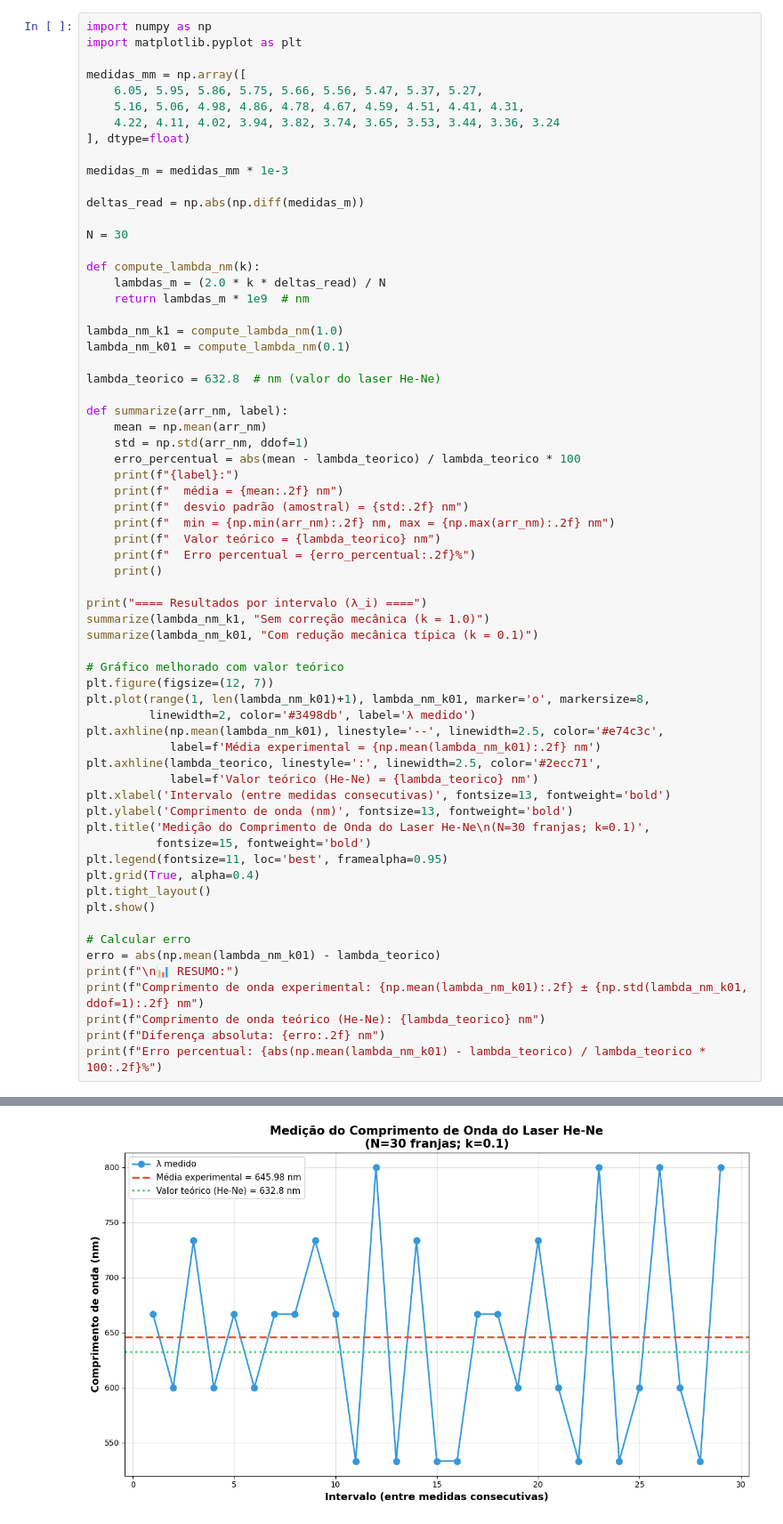
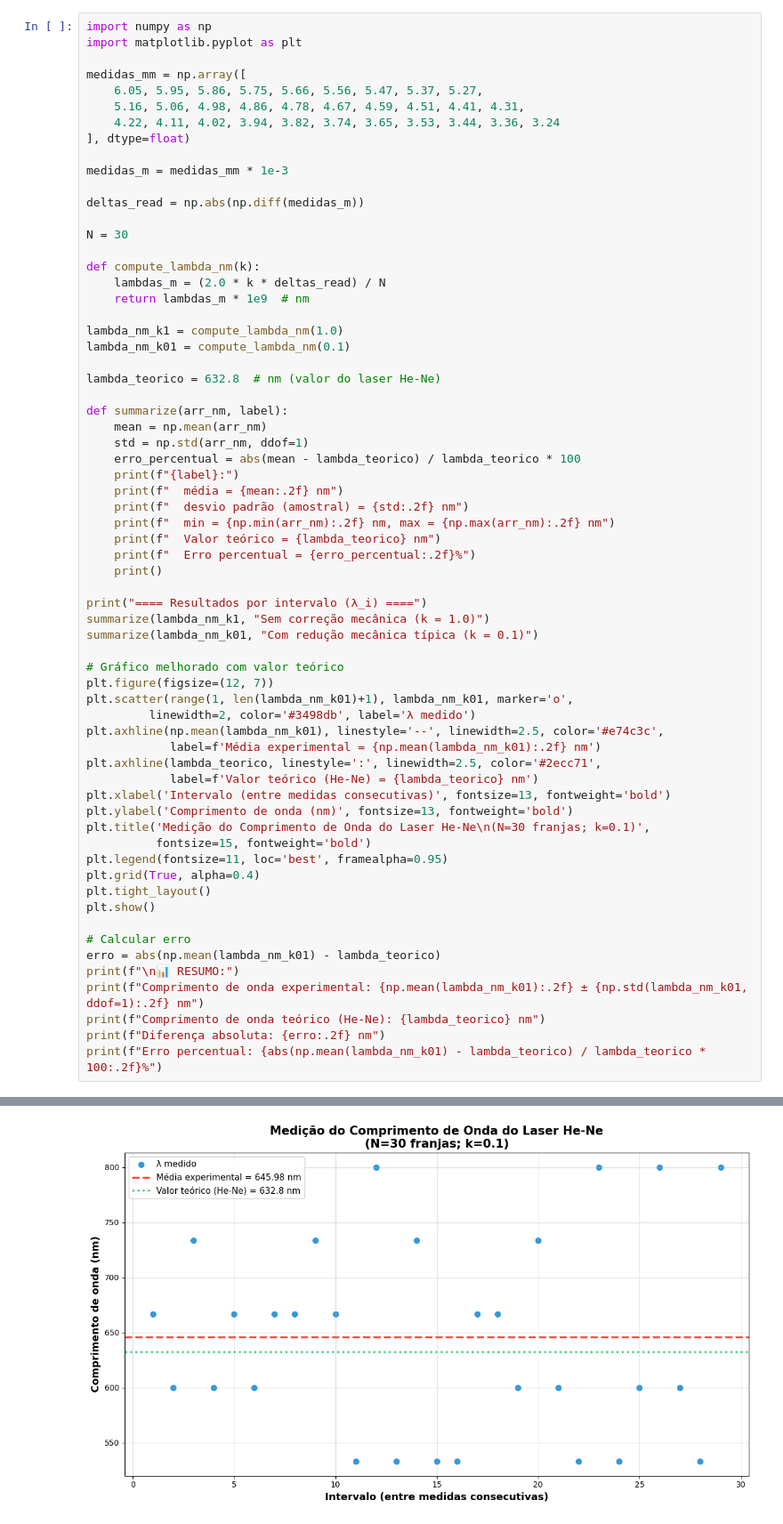
Before and after one commit to filipe7788/FISC55-laboratorio-de-estrutura-da-materia, a Jupyter notebook: efeito_fotoeletrico-e-interferometro/analise_interferometro.ipynb, the cells around one changed output, grey strips where cells are left out. Shown: that part at 89% size. Drawn from its saved outputs; the diff is of its cells as text.

```diff
--- a/efeito_fotoeletrico-e-interferometro/analise_interferometro.ipynb
+++ b/efeito_fotoeletrico-e-interferometro/analise_interferometro.ipynb
@@ -41,7 +41,7 @@ summarize(lambda_nm_k01, "Com redução mecânica típica (k = 0.1)")
 
 # Gráfico melhorado com valor teórico
 plt.figure(figsize=(12, 7))
-plt.plot(range(1, len(lambda_nm_k01)+1), lambda_nm_k01, marker='o', markersize=8,
+plt.scatter(range(1, len(lambda_nm_k01)+1), lambda_nm_k01, marker='o',
          linewidth=2, color='#3498db', label='λ medido')
 plt.axhline(np.mean(lambda_nm_k01), linestyle='--', linewidth=2.5, color='#e74c3c',
             label=f'Média experimental = {np.mean(lambda_nm_k01):.2f} nm')
@@ -51,34 +51,34 @@ plt.xlabel('Intervalo (entre medidas consecutivas)', fontsize=13, fontweight='bo
 plt.ylabel('Comprimento de onda (nm)', fontsize=13, fontweight='bold')
 plt.title('Medição do Comprimento de Onda do Laser He-Ne\n(N=30 franjas; k=0.1)',
           fontsize=15, fontweight='bold')
 plt.legend(fontsize=11, loc='best', framealpha=0.95)
 plt.grid(True, alpha=0.4)
 plt.tight_layout()
 plt.show()
 
 # Calcular erro
 erro = abs(np.mean(lambda_nm_k01) - lambda_teorico)
 print(f"\n📊 RESUMO:")
 print(f"Comprimento de onda experimental: {np.mean(lambda_nm_k01):.2f} ± {np.std(lambda_nm_k01, ddof=1):.2f} nm")
 print(f"Comprimento de onda teórico (He-Ne): {lambda_teorico} nm")
 print(f"Diferença absoluta: {erro:.2f} nm")
 print(f"Erro percentual: {abs(np.mean(lambda_nm_k01) - lambda_teorico) / lambda_teorico * 100:.2f}%")
 # %% [output]
 ==== Resultados por intervalo (λ_i) ====
 Sem correção mecânica (k = 1.0):
   média = 6459.77 nm
   desvio padrão (amostral) = 910.32 nm
   min = 5333.33 nm, max = 8000.00 nm
   Valor teórico = 632.8 nm
   Erro percentual = 920.82%
 
 Com redução mecânica típica (k = 0.1):
   média = 645.98 nm
   desvio padrão (amostral) = 91.03 nm
   min = 533.33 nm, max = 800.00 nm
   Valor teórico = 632.8 nm
   Erro percentual = 2.08%
-[figure, old version]
+[figure, new version]
 📊 RESUMO:
 Comprimento de onda experimental: 645.98 ± 91.03 nm
 Comprimento de onda teórico (He-Ne): 632.8 nm
```
Also changed, not shown: 1 other file.
